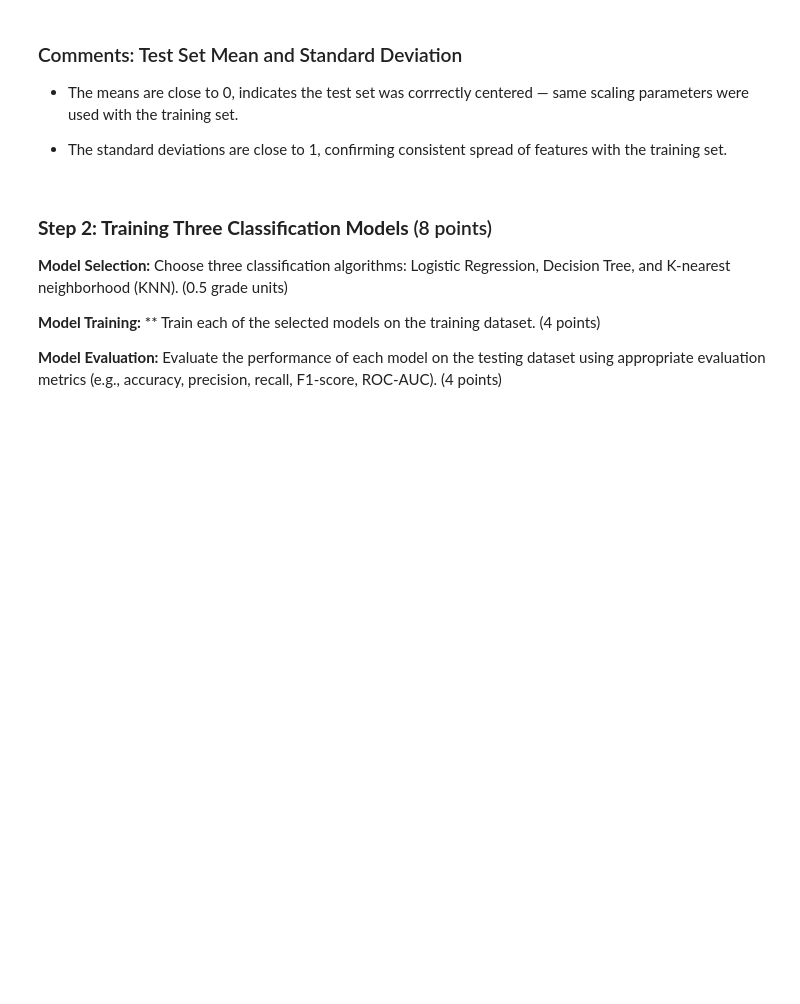
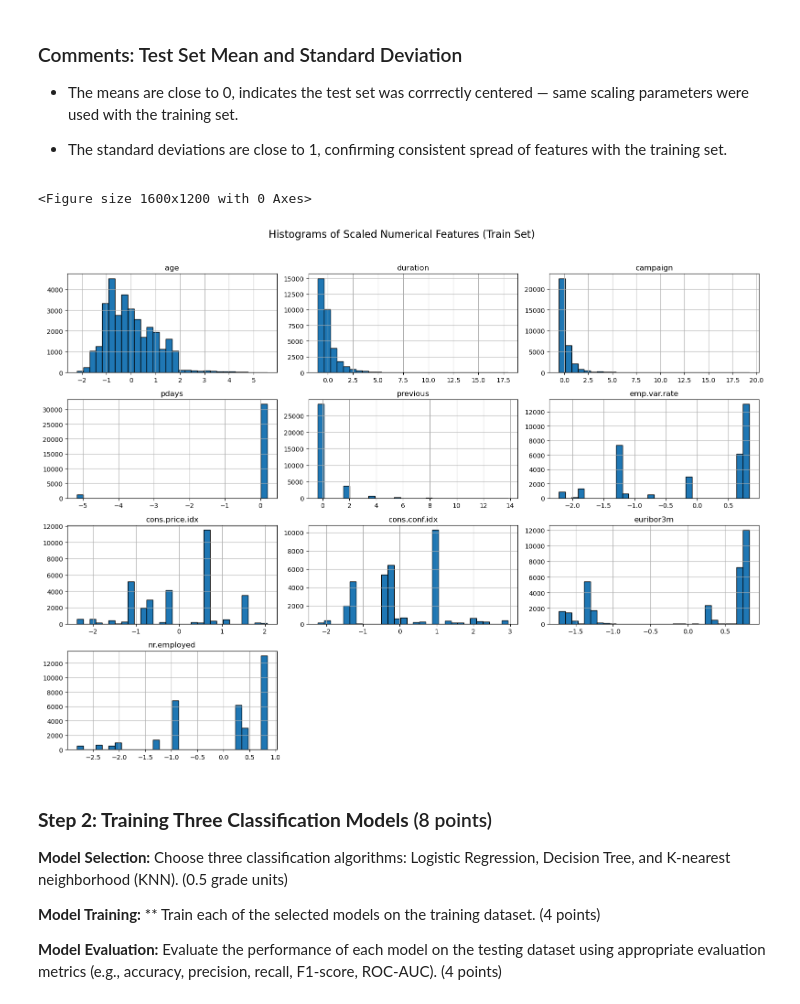
Before and after one commit to viktortrilar/Bank-Telemarketing-Data-Analysis, a Jupyter notebook: Final Project 2025.ipynb, the cells around one changed output. Drawn from its saved outputs; the diff is of its cells as text; code cells hidden in the pictures; blank space fills up the shorter version.

Commit message:
plotted histograms of scaled features

```diff
--- a/Final Project 2025.ipynb
+++ b/Final Project 2025.ipynb
@@ -260,9 +261,9 @@ num_cols_encoded = X_train_encoded.select_dtypes(include=['int64','float64']).co
 #Initialize the scaler
 scaler =StandardScaler()
 
-#Fit the scaler on the training data and transform both tarin and test datasets
-X_train_encoded[num_cols] = scaler.fit_transform(X_train_encoded[num_cols_encoded])
-X_test_encoded[num_cols] = scaler.transform(X_test_encoded[num_cols_encoded])
+#Fit the scaler on the training data and transform both train and test datasets
+X_train_encoded[num_cols_encoded] = scaler.fit_transform(X_train_encoded[num_cols_encoded])
+X_test_encoded[num_cols_encoded] = scaler.transform(X_test_encoded[num_cols_encoded])
 # %% [markdown]
 ### Scaling Numerical Features
 - Numerical columns were identified in the encoded dataset.
@@ -368,6 +369,19 @@ dtype: float64
 - The standard deviations are close to 1, confirming consistent spread of features with the training set.
 # %%
 # Data Visualization (e.g., histograms, box plots, and correlation matrices)
+
+
+numeric_scaled = X_train_encoded[num_cols_encoded]
+
+#histogram of the scaled numerical features
+plt.figure(figsize=(16,12))
+numeric_scaled.hist(bins=30, edgecolor='black', layout=(4,3), figsize=(16,12))
+plt.suptitle('Histograms of Scaled Numerical Features (Train Set)', fontsize=16)
+plt.tight_layout(rect = [0, 0, 1, 0.96])
+plt.show()
+# %% [output]
+<Figure size 1600x1200 with 0 Axes>
+[figure, added]
 # %%
 #points += 8
 # %% [markdown]
```
Also changed, not shown: parts of 1 cell of this notebook.
